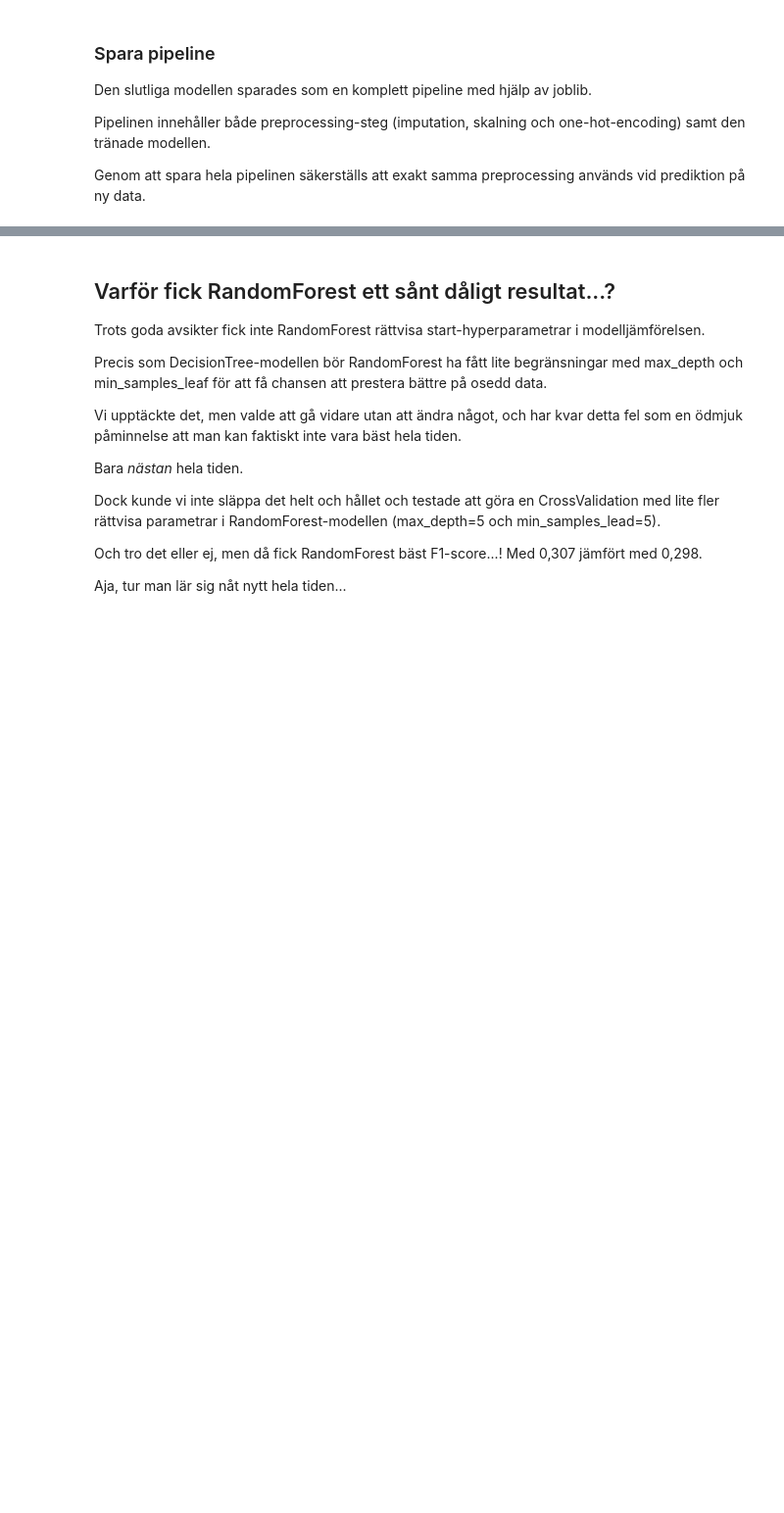
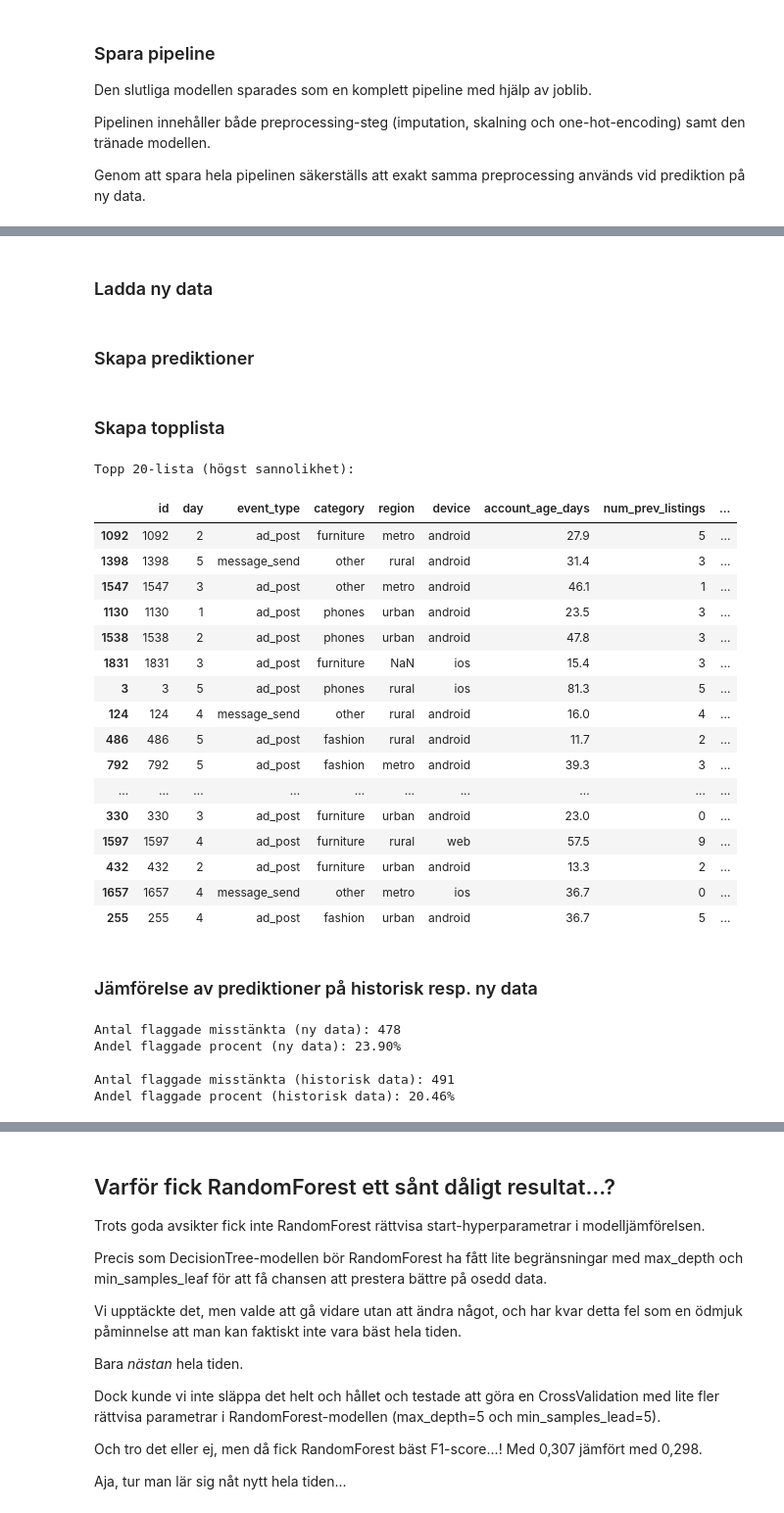
Before and after one commit to AlmaVasell/Grupparbete-MACHINELEARNING, a Jupyter notebook: report.ipynb, the cells around one changed output, grey strips where cells are left out. Shown at 98% size. Saved outputs shown, nothing was run; the diff lists cells and outputs as text; code cells hidden in the pictures; blank space fills up the shorter version.

Commit message:
Körde låst pipeline på ny data + utvärdering

```diff
--- a/report.ipynb
+++ b/report.ipynb
@@ -784 +787,66 @@ Pipeline sparad till: C:\Users\almav\Grupparbete-MACHINELEARNING\pipeline.joblib
 Max skillnad mellan original och laddad modell: 0.0
+# %% [markdown]
+### Ladda ny data
+# %%
+df_new = pd.read_csv("new_data.csv")
+# %% [markdown]
+### Skapa prediktioner
+# %%
+new_proba = pipeline_loaded.predict_proba(df_new)[:, 1]
+# %% [markdown]
+### Skapa topplista
+# %%
+pred = (new_proba >= 0.55).astype(int)
+
+new_results = df_new.copy()
+new_results["probability"] = new_proba
+new_results["prediction"] = pred
+new_results = new_results.sort_values("probability", ascending=False)
+
+print("Topp 20-lista (högst sannolikhet):")
+new_results.head(20)
+# %% [output]
+Topp 20-lista (högst sannolikhet):
+|  | id | day | event_type | category | region | device | account_age_days | num_prev_listings | ... |
+| 1092 | 1092 | 2 | ad_post | furniture | metro | android | 27.9 | 5 | ... |
+| 1398 | 1398 | 5 | message_send | other | rural | android | 31.4 | 3 | ... |
+| 1547 | 1547 | 3 | ad_post | other | metro | android | 46.1 | 1 | ... |
+| 1130 | 1130 | 1 | ad_post | phones | urban | android | 23.5 | 3 | ... |
+| 1538 | 1538 | 2 | ad_post | phones | urban | android | 47.8 | 3 | ... |
+| 1831 | 1831 | 3 | ad_post | furniture | NaN | ios | 15.4 | 3 | ... |
+| 3 | 3 | 5 | ad_post | phones | rural | ios | 81.3 | 5 | ... |
+| 124 | 124 | 4 | message_send | other | rural | android | 16.0 | 4 | ... |
+| 486 | 486 | 5 | ad_post | fashion | rural | android | 11.7 | 2 | ... |
+| 792 | 792 | 5 | ad_post | fashion | metro | android | 39.3 | 3 | ... |
+| ... | ... | ... | ... | ... | ... | ... | ... | ... | ... |
+| 330 | 330 | 3 | ad_post | furniture | urban | android | 23.0 | 0 | ... |
+| 1597 | 1597 | 4 | ad_post | furniture | rural | web | 57.5 | 9 | ... |
+| 432 | 432 | 2 | ad_post | furniture | urban | android | 13.3 | 2 | ... |
+| 1657 | 1657 | 4 | message_send | other | metro | ios | 36.7 | 0 | ... |
+| 255 | 255 | 4 | ad_post | fashion | urban | android | 36.7 | 5 | ... |
+# %% [markdown]
+### Jämförelse av prediktioner på historisk resp. ny data
+# %%
+# Ny data
+
+num_flagged = new_results["prediction"].sum()
+
+share_flagged = num_flagged / len(new_results)
+
+# Historisk data
+
+value = results_df.loc[3, "flagged_cases"]
+
+value_percent = value / len(y_test) * 100
+
+print(f"Antal flaggade misstänkta (ny data): {num_flagged}")
+print(f"Andel flaggade procent (ny data): {share_flagged:.2%}")
+
+print(f"\nAntal flaggade misstänkta (historisk data): {value}")
+print(f"Andel flaggade procent (historisk data): {value_percent:.2f}%")
+# %% [output]
+Antal flaggade misstänkta (ny data): 478
+Andel flaggade procent (ny data): 23.90%
+
+Antal flaggade misstänkta (historisk data): 491
+Andel flaggade procent (historisk data): 20.46%
```
Also changed, not shown: parts of 4 cells of this notebook, 2 other files.
